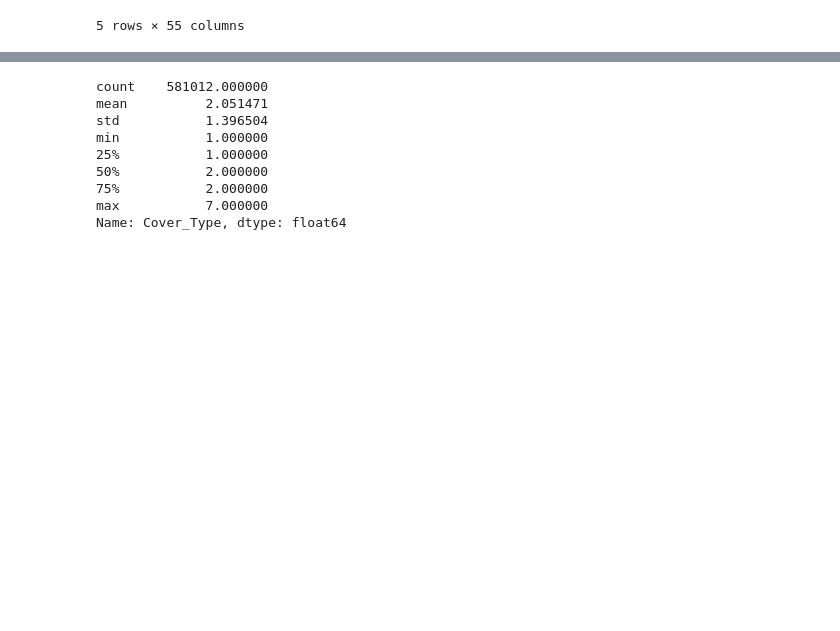
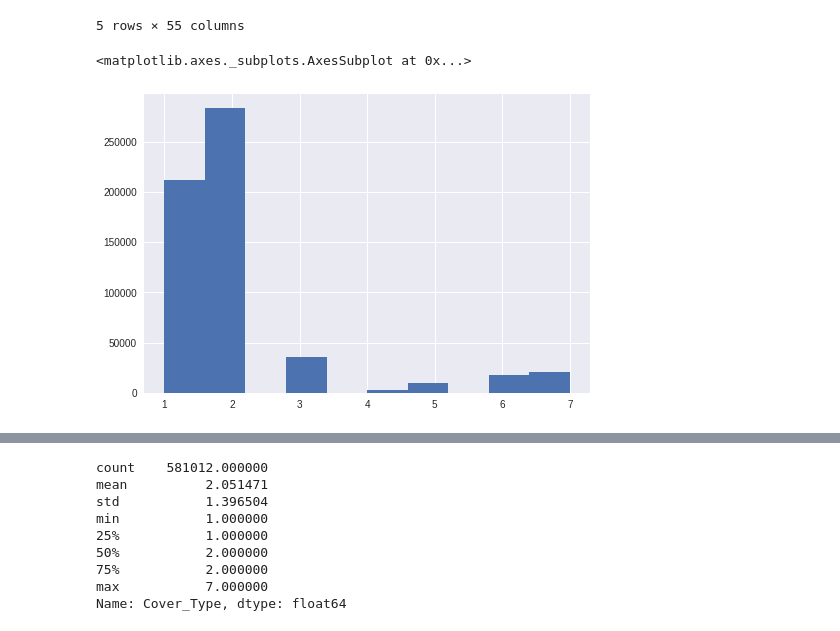
Before and after one commit to RomaricKanyamibwa/ForestCoverTypePrediction, a Jupyter notebook: ForestCoverTypePrediction.ipynb, the cells around one changed output, grey strips where cells are left out. Cells and saved outputs as stored; diff of their text form; code cells hidden in the pictures; blank space fills up the shorter version.

Commit message:
Histogram

```diff
--- a/ForestCoverTypePrediction.ipynb
+++ b/ForestCoverTypePrediction.ipynb
@@ -81,6 +38,11 @@ covtype.head()
 | 3 | 2785 | 155 | 18 | 242 | 118 | 3090 | ... |
 | 4 | 2595 | 45 | 2 | 153 | -1 | 391 | ... |
 5 rows × 55 columns
+# %%
+covtype['Cover_Type'].hist()
+# %% [output]
+<matplotlib.axes._subplots.AxesSubplot at 0x...>
+[figure, added]
 # %%
 pd.set_option('display.max_columns', None) # we need to see all the columns
 covtype.describe()
```
Also changed, not shown: parts of 5 cells of this notebook.
